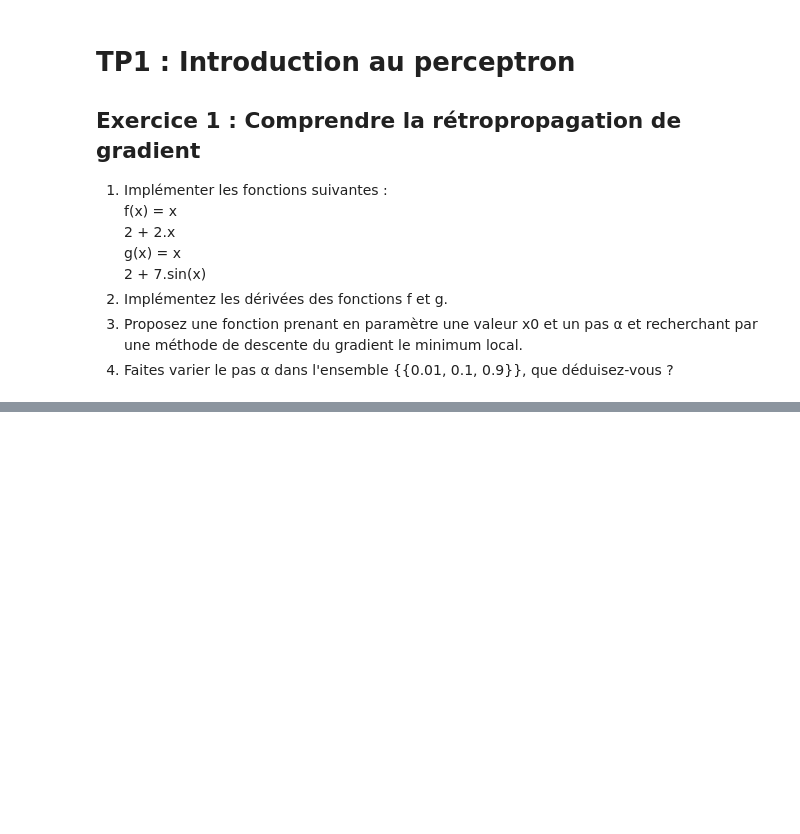
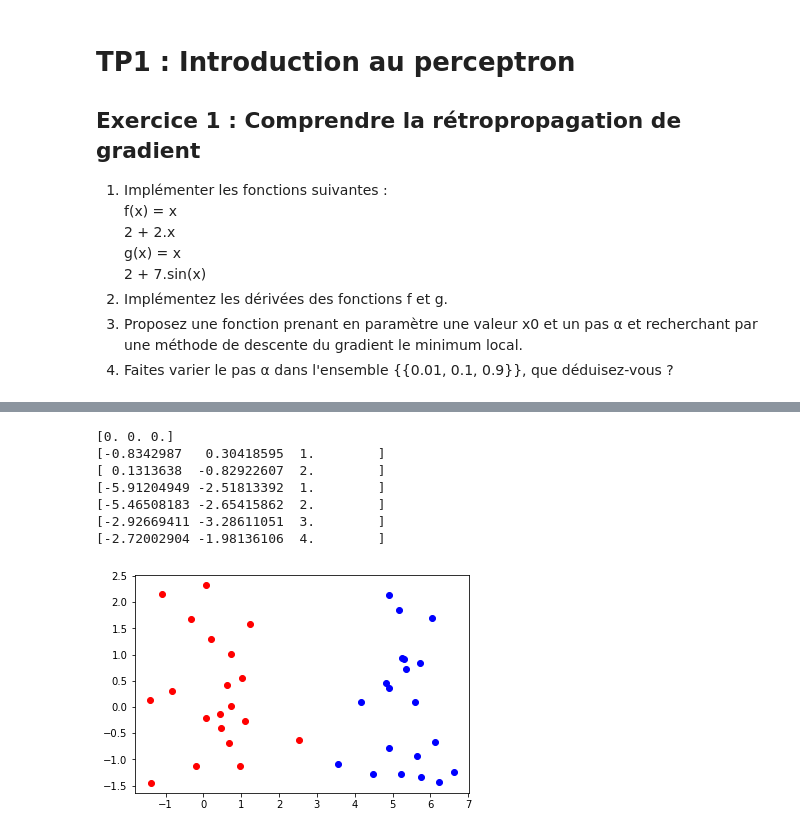
Before and after one commit to melodyrous/MIASHS, a Jupyter notebook: DeepLearning/perceptron.ipynb, the cells around one changed output, grey strips where cells are left out. Saved outputs shown, nothing was run; the diff lists cells and outputs as text; code cells hidden in the pictures; blank space fills up the shorter version.

```diff
--- a/DeepLearning/perceptron.ipynb
+++ b/DeepLearning/perceptron.ipynb
@@ -52,0 +65,47 @@ plt.show()
+# %%
+
+# Code du perceptron
+
+weights = np.zeros(3)
+bias = 1
+lr = 1
+
+def decision(x, w):
+    d = None
+    fd = sum(x * w)
+    if fd > 0:
+        d = 1
+    else:
+        d = -1
+    # print(fd)
+    return d
+
+def apprentissage(x, w , y):
+    return w + (lr * y * x)
+
+
+for j in range(50):
+    for i in range(len(X)):
+        x = X[i]
+        d = decision(X[i], weights)
+        # print("xpected:{}, predicted:{}".format(y[i], d))
+        if d != y[i]:
+            print(weights)
+            weights = apprentissage(x, weights, y[i])
+
+
+
+
+plt.scatter(x1[:, 0], x1[:, 1], c='r', )
+plt.scatter(x2[:, 0], x2[:, 1], c='b', )
+# plt.plot([0,np.dot(X[:,0] , weights[0])],[0, np.dot(X[:,1],weights[1])], c='k')
+plt.show()
+# %% [output]
+[0. 0. 0.]
+[-0.8342987   0.30418595  1.        ]
+[ 0.1313638  -0.82922607  2.        ]
+[-5.91204949 -2.51813392  1.        ]
+[-5.46508183 -2.65415862  2.        ]
+[-2.92669411 -3.28611051  3.        ]
+[-2.72002904 -1.98136106  4.        ]
+[figure, added]
```
Also changed, not shown: parts of 5 cells of this notebook.
